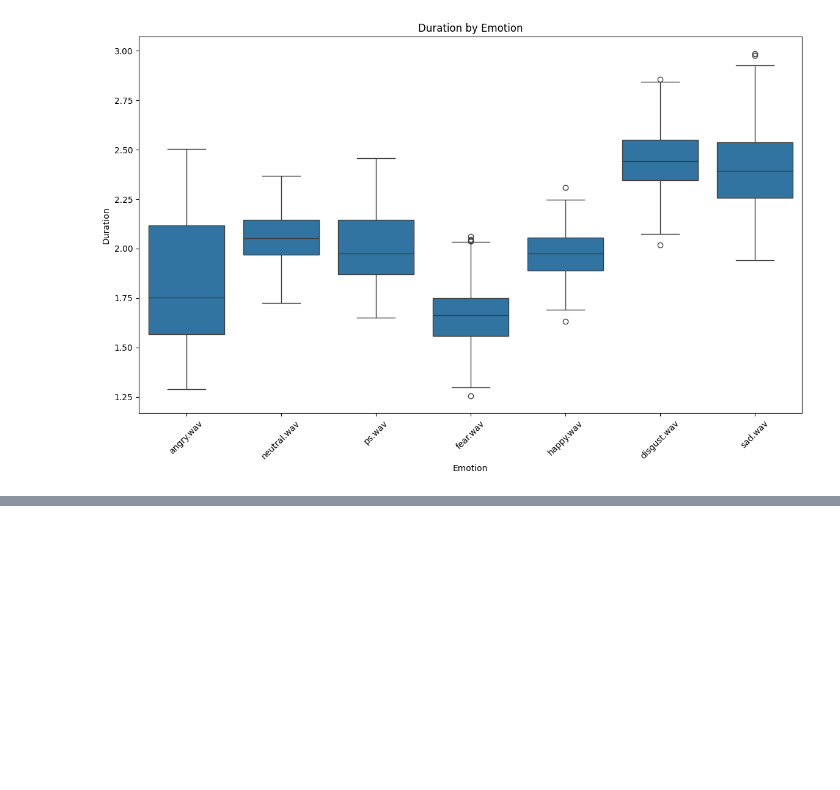
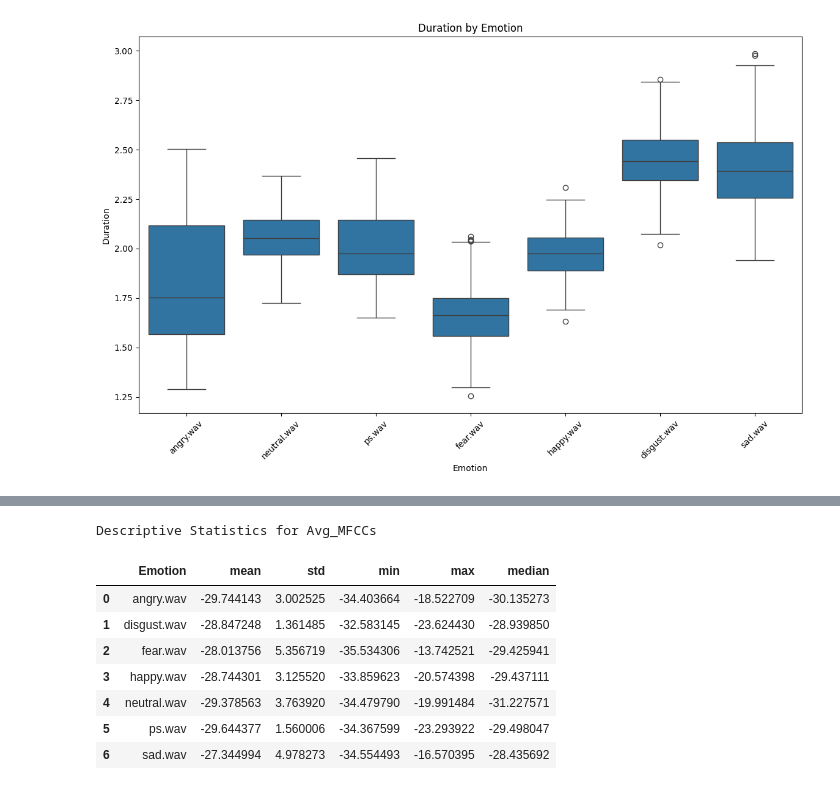
Before and after one commit to moyedx3/melodic_Interaction, a Jupyter notebook: process.ipynb, the cells around one changed output, grey strips where cells are left out. Cells and saved outputs as stored; diff of their text form; code cells hidden in the pictures; blank space fills up the shorter version.

Commit message:
add descriptive statistics for each features

```diff
--- a/process.ipynb
+++ b/process.ipynb
@@ -298,0 +356,15 @@ plt.show()
+# %%
+# Descriptive statistics for Avg_MFCCs
+avg_mfcc_stats = features_df.groupby('Emotion')['Avg_MFCCs'].agg(['mean', 'std', 'min', 'max', 'median']).reset_index()
+print("Descriptive Statistics for Avg_MFCCs")
+avg_mfcc_stats
+# %% [output]
+Descriptive Statistics for Avg_MFCCs
+|  | Emotion | mean | std | min | max | median |
+| 0 | angry.wav | -29.744143 | 3.002525 | -34.403664 | -18.522709 | -30.135273 |
+| 1 | disgust.wav | -28.847248 | 1.361485 | -32.583145 | -23.624430 | -28.939850 |
+| 2 | fear.wav | -28.013756 | 5.356719 | -35.534306 | -13.742521 | -29.425941 |
+| 3 | happy.wav | -28.744301 | 3.125520 | -33.859623 | -20.574398 | -29.437111 |
+| 4 | neutral.wav | -29.378563 | 3.763920 | -34.479790 | -19.991484 | -31.227571 |
+| 5 | ps.wav | -29.644377 | 1.560006 | -34.367599 | -23.293922 | -29.498047 |
+| 6 | sad.wav | -27.344994 | 4.978273 | -34.554493 | -16.570395 | -28.435692 |
```
Also changed, not shown: parts of 5 cells of this notebook.
